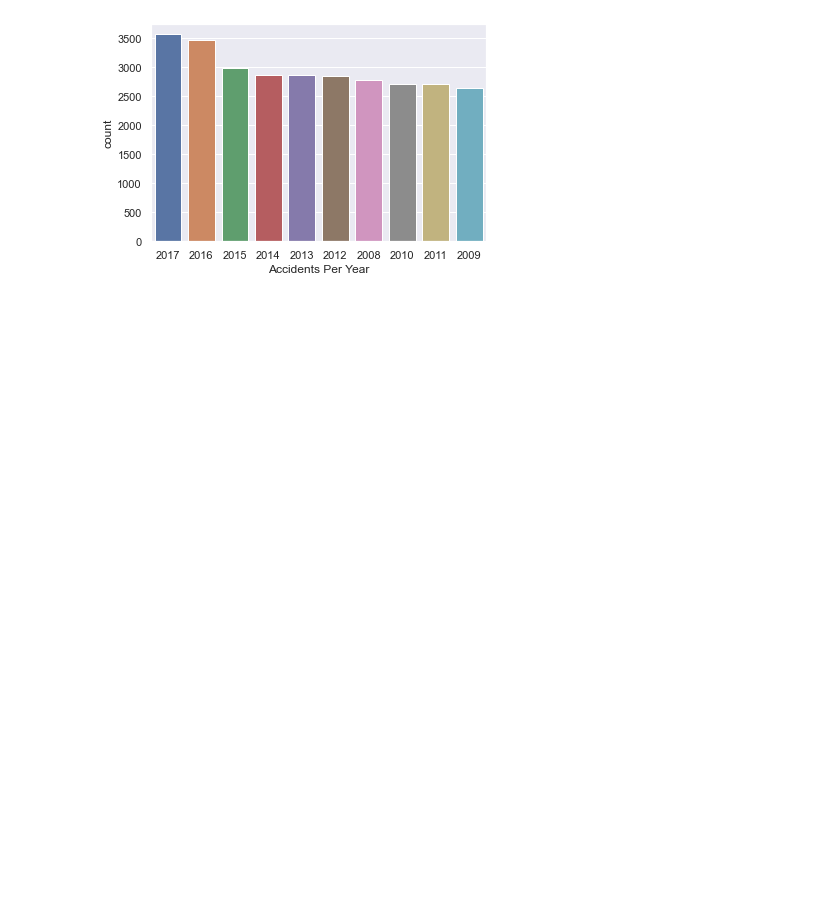
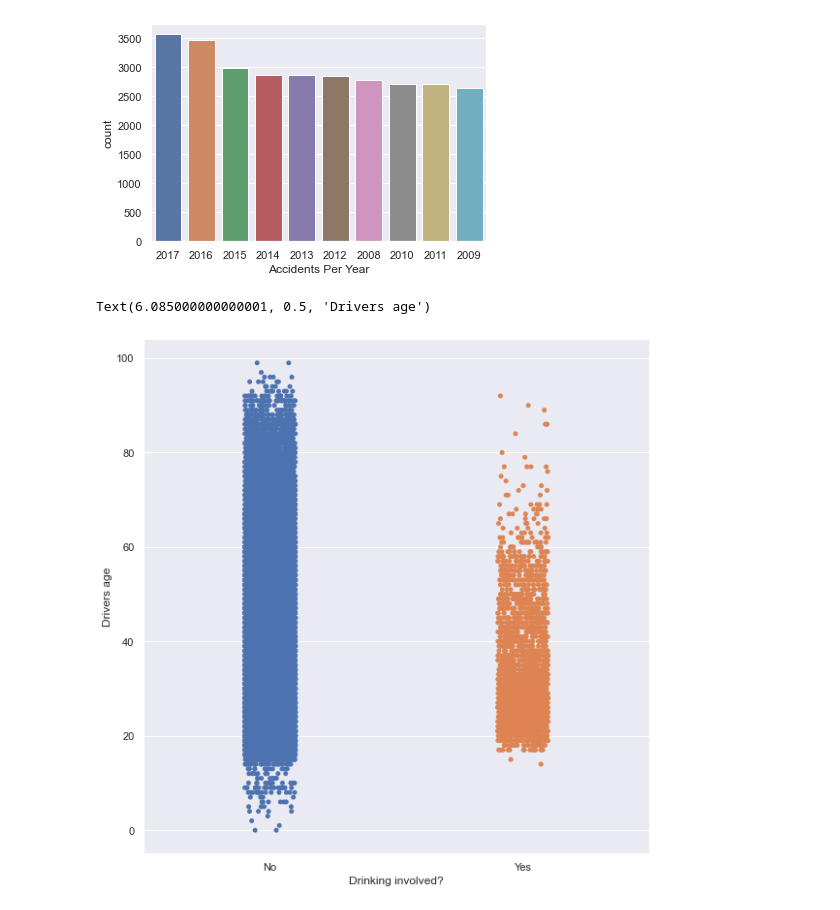
Before and after one commit to Ambush3/GR_Crash_Data, a Jupyter notebook: Crash.ipynb, the cells around one changed output. Drawn from its saved outputs; the diff is of its cells as text; code cells hidden in the pictures; blank space fills up the shorter version.

```diff
--- a/Crash.ipynb
+++ b/Crash.ipynb
@@ -512,4 +487,13 @@ plt.xlabel('Accidents Per Year')
 plt.show()
 # %% [output]
 [figure]
+# %%
+sns.catplot(data=df3, x='D1DRINKIN', y='DRIVER1AGE',
+             height=8)
+
+plt.xlabel('Drinking involved?')
+plt.ylabel('Drivers age')
+# %% [output]
+Text(6.085000000000001, 0.5, 'Drivers age')
+[figure, added]
 # %%
```
Also changed, not shown: parts of 12 cells of this notebook.
